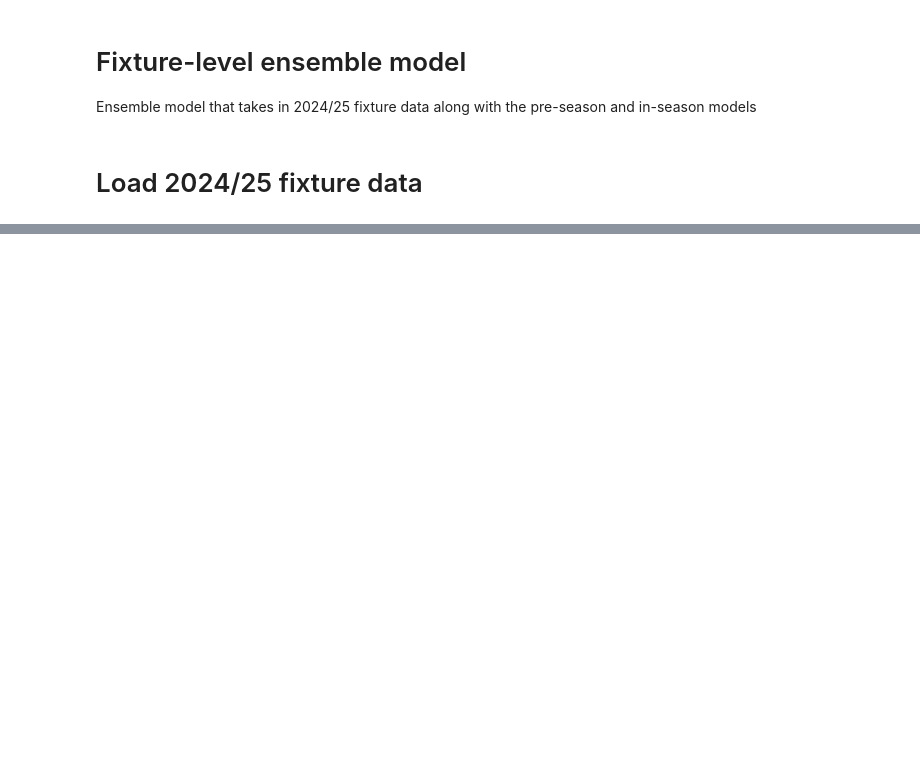
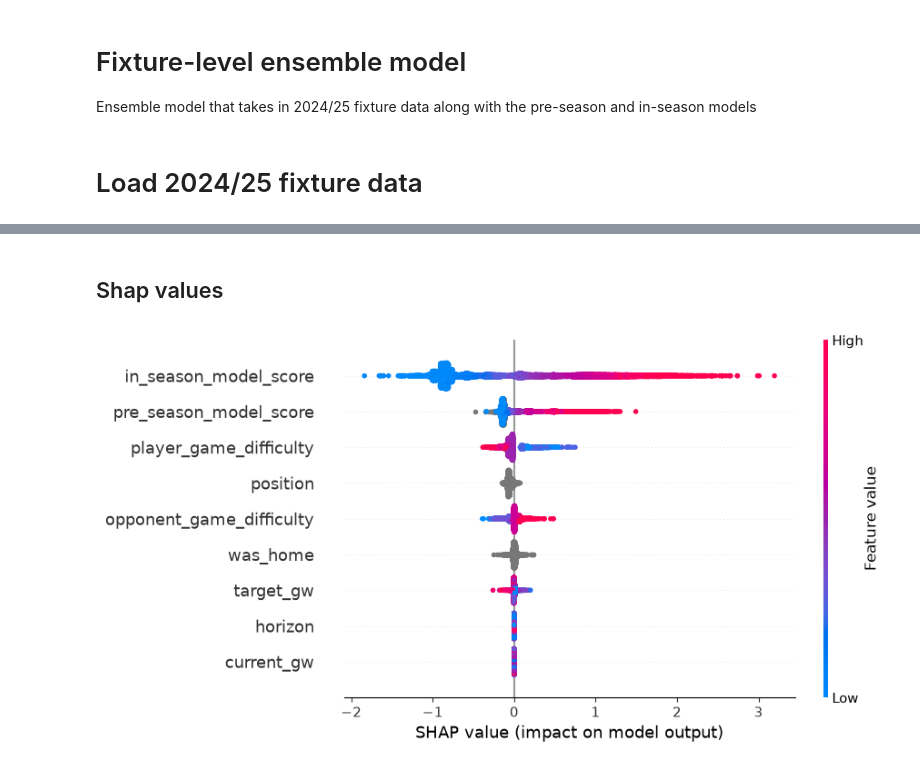
Before and after one commit to calumthompson/fantasy_football_v2, a Jupyter notebook: training/notebooks/ensemble_model.ipynb, the cells around one changed output, grey strips where cells are left out. Saved outputs shown, nothing was run; the diff lists cells and outputs as text; code cells hidden in the pictures; blank space fills up the shorter version.

```diff
--- a/training/notebooks/ensemble_model.ipynb
+++ b/training/notebooks/ensemble_model.ipynb
@@ -317,0 +72,22 @@ print(f"Saved production ensemble model to {DEFAULT_ENSEMBLE_ARTIFACT_PATH}")
+# %%
+def fit_catboost(sample_weight=None):
+    fitted_model = CatBoostRegressor(
+        iterations=163,
+        learning_rate=0.03,
+        depth=6,
+        loss_function="RMSE",
+        random_seed=RANDOM_STATE,
+        verbose=False,
+        allow_writing_files=False,
+    )
+    fitted_model.fit(
+        X_train,
+        y_train,
+        cat_features=CATEGORICAL_COLUMNS,
+        sample_weight=sample_weight,
+    )
+    return fitted_model
+
+unweighted_model = fit_catboost()
+models["Unweighted"] = unweighted_model
+validation_df["unweighted_model_score"] = unweighted_model.predict(X_valid)
@@ -317,0 +283,18 @@ print(f"Saved production ensemble model to {DEFAULT_ENSEMBLE_ARTIFACT_PATH}")
+# %% [markdown]
+## Shap values
+# %%
+shap_explainer = shap.TreeExplainer(unweighted_model)
+
+shap_sample_df = X_valid.sample(
+    n=min(10_000, len(X_valid)),
+    random_state=RANDOM_STATE,
+)
+
+shap_values = shap_explainer(shap_sample_df)
+
+shap.plots.beeswarm(
+    shap_values,
+    max_display=len(model_features),
+)
+# %% [output]
+[figure, added]
```
Also changed, not shown: parts of 41 cells of this notebook, 7 other files.
